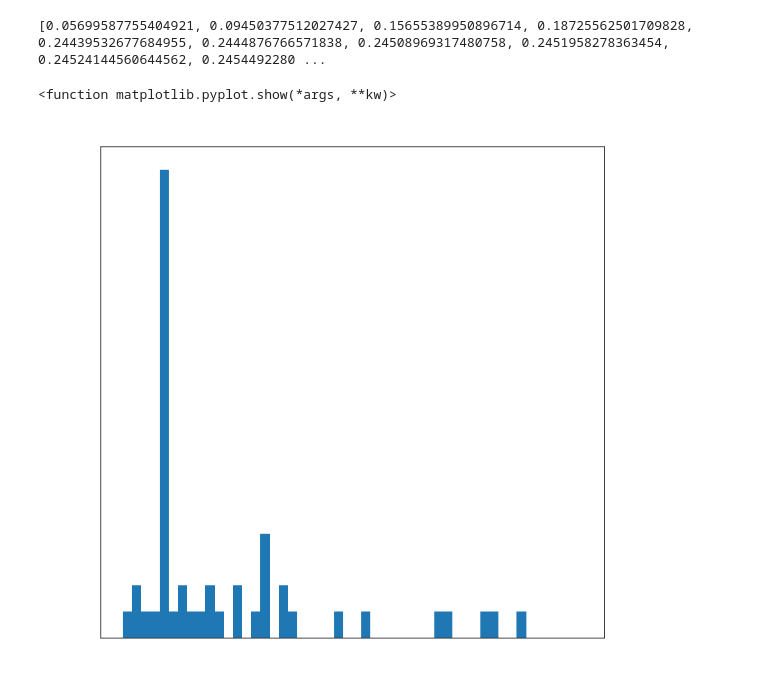
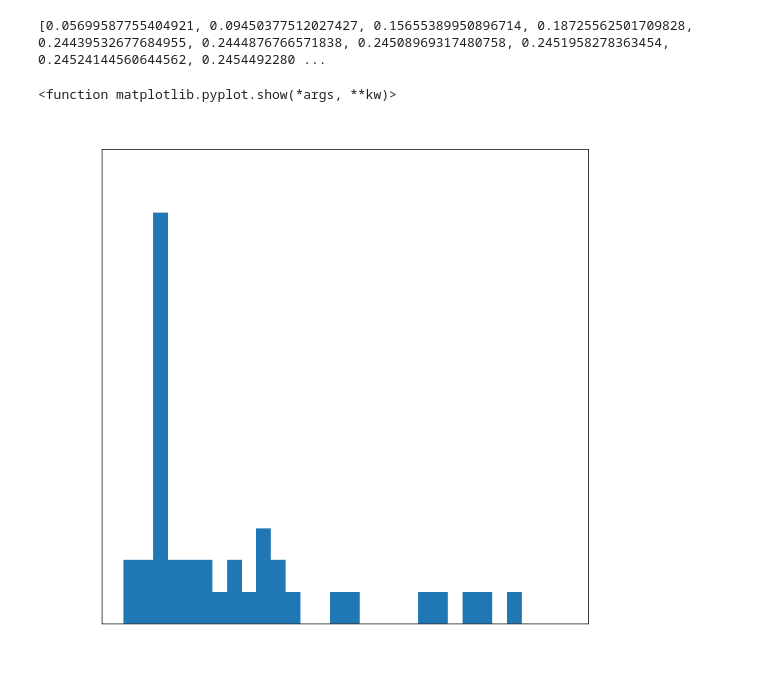
Before and after one commit to ammccarthy/BDvariabilityREU, a Jupyter notebook: K2data/Every period plot.ipynb, the cells around one changed output. Saved outputs shown, nothing was run; the diff lists cells and outputs as text; code cells hidden in the pictures.

```diff
--- a/K2data/Every period plot.ipynb
+++ b/K2data/Every period plot.ipynb
@@ -11,7 +11,7 @@ import astropy.units as u
 import pylab as plt
 import gzip
 import shutil
-plt.rcParams.update({'font.size': 16})
+plt.rcParams.update({'font.size': 22})
 # %%
 f=open('/Users/AllieMcCarthy/REU/K2data/K2dataFinal.csv')
 csv_f=csv.reader(f)
@@ -164,28 +162,32 @@ corrected_periods_long.sort()
 print(corrected_periods_long)
 # %% [output]
 [0.05699587755404921, 0.09450377512027427, 0.15655389950896714, 0.18725562501709828, 0.24439532677684955, 0.2444876766571838, 0.24508969317480758, 0.2451958278363454, 0.24524144560644562, 0.2454492280 ...
+# %%
+corrected_periods_long=[0.05699587755404921, 0.09450377512027427, 0.15655389950896714, 0.18725562501709828, 0.24439532677684955, 0.2444876766571838, 0.24508969317480758, 0.2451958278363454, 0.24524144560644562, 0.24544922802736208, 0.24551830402510372, 0.24567895327039113, 0.24567946156781617, 0.24584046641343646, 0.248288174727592, 0.2923051841073199, 0.29232905377144397, 0.34508923307638234, 0.3980499923932799, 0.4019786854216469, 0.4542506676964083, 0.5036822189719258, 0.5731301017541237, 0.6425907523354221, 0.7230184927899166, 0.7531482118962582, 0.8429096654827654, 0.9429473086221274, 0.9535899743958043, 0.9589879121304203, 1.0522925396177578, 1.079094397183154, 1.1125275842692601, 1.4156727607323722, 1.5734180220901075, 2.0420713043355345, 2.1047784332010187, 2.371642574922677, 2.408260766497263, 2.6002157900913097, 6.711497023256282, 10.76052627061358]
 # %%
 fig = plt.figure(figsize=(10,10))
 ax1 = fig.add_subplot(111)
-np.histogram(corrected_periods,bins=50,range=(0,3))
-ax1.hist(corrected_periods,bins=50,range=(0,3))
+np.histogram(corrected_periods_long,bins=30,range=(0,3))
+ax1.hist(corrected_periods_long,bins=30,range=(0,3))
 #x_spec_types=np.arange(0,5,.1)
 #print(x_spec_types)
 #my_xticks = ['0','0.1','0.2','0.3','0.4','0.5','0.6','0.7','0.8','0.9','1','1.1','1.2','1.3','1.4','1.5','1.6','1.7','1.8','1.9','2','0','0.1','0.2','0.3','0.4','0.5','0.6','0.7','0.8','0.9','1']
-#plt.xticks(x_spec_types, my_xticks)
+plt.xticks(fontsize=24)
+plt.yticks(fontsize=24)
 ax1.yaxis.label.set_color('white')
 ax1.xaxis.label.set_color('white')
 ax1.title.set_color('white')
 ax1.tick_params(axis='x', colors='white')
 ax1.tick_params(axis='y', colors='white')
 
-plt.title('Period at Max Power for Long Cadence K2 Observations')
-plt.xlabel('Period at Max Power')
-plt.ylabel('Number')
+plt.title('Period at Max Power for Long Cadence K2 Observations',fontsize=24)
+plt.xlabel('Period at Max Power',fontsize=24)
+plt.ylabel('Number',fontsize=24)
+plt.ylim(0,15)
 plt.show
 # %% [output]
 <function matplotlib.pyplot.show(*args, **kw)>
-[figure, old version]
+[figure, new version]
 # %%
 fig = plt.figure(figsize=(10,10))
 ax1 = fig.add_subplot(111)
```
Also changed, not shown: parts of 4 cells of this notebook, 1 other file.
